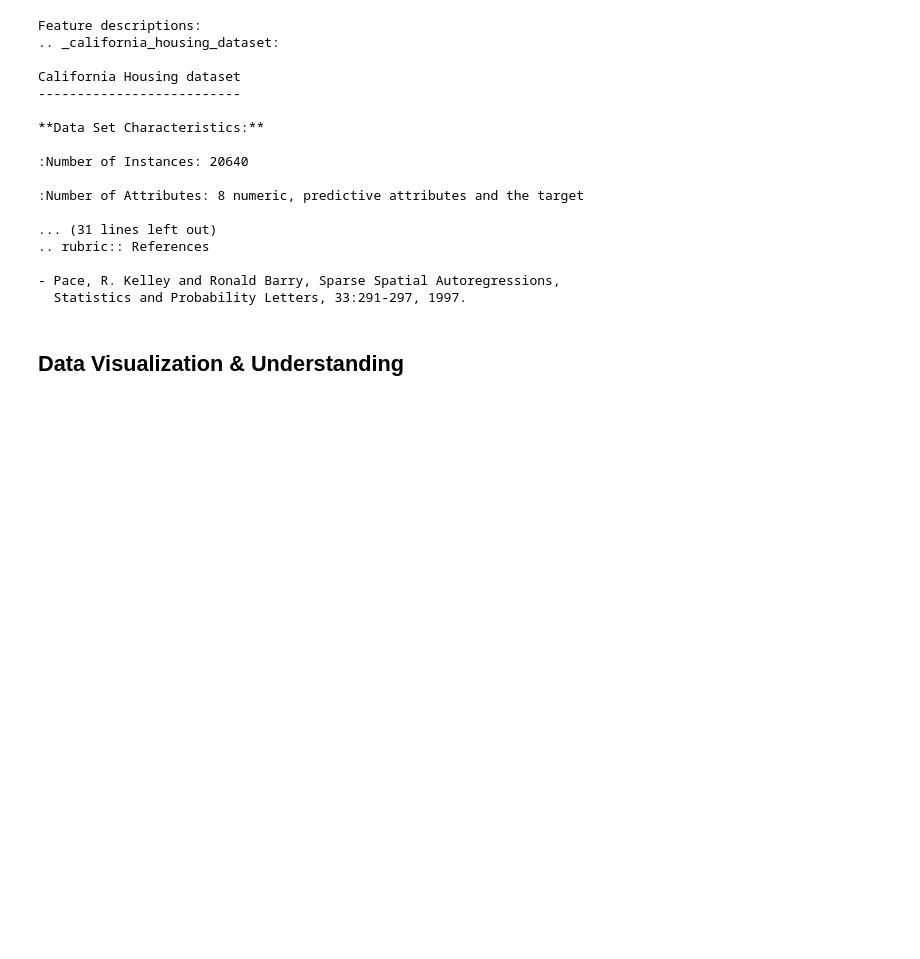
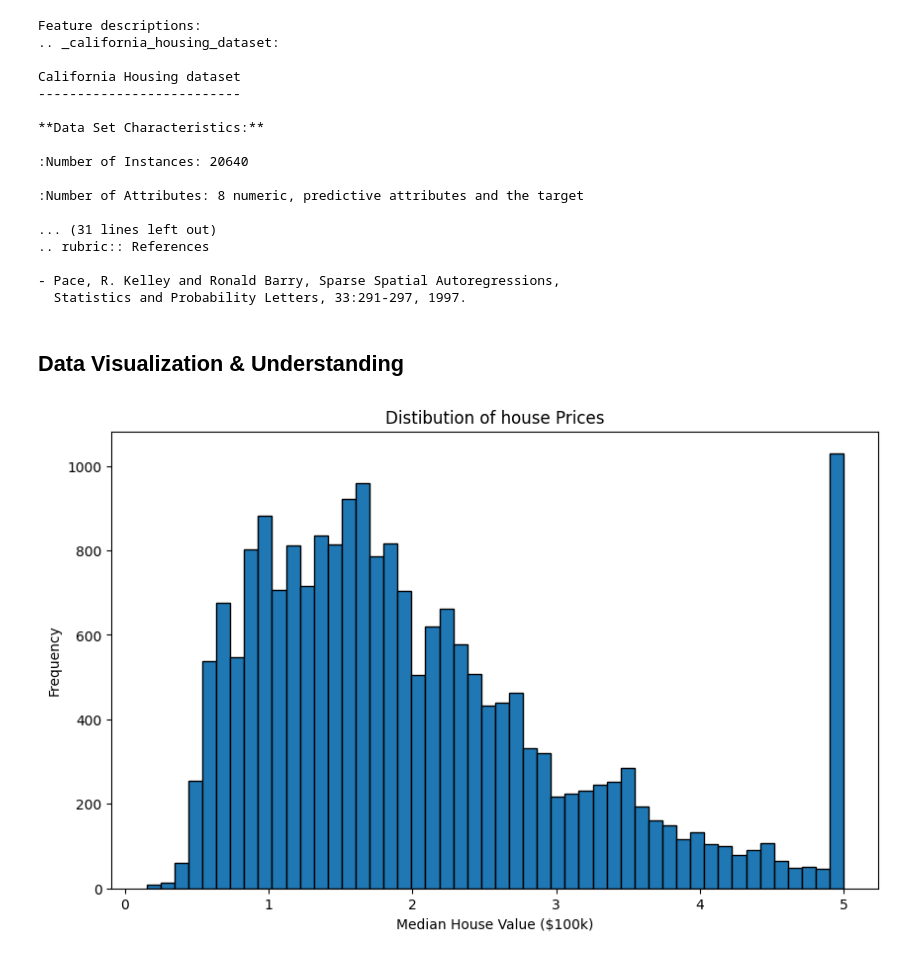
Before and after one commit to A1doranM/DataScienceLearningProjects, a Jupyter notebook: 3. House Price Prediction/House Price Prediction.ipynb, the cells around one changed output. Drawn from its saved outputs; the diff is of its cells as text; code cells hidden in the pictures; blank space fills up the shorter version.

Commit message:
House Price Prediction using Machine Learning

```diff
--- a/3. House Price Prediction/House Price Prediction.ipynb
+++ b/3. House Price Prediction/House Price Prediction.ipynb
@@ -117,3 +117,12 @@ California Housing dataset
   Statistics and Probability Letters, 33:291-297, 1997.
 # %% [markdown]
 ## Data Visualization & Understanding
+# %%
+plt.figure(figsize=(10, 6))
+plt.hist(housing_df['MedHouseVal'], bins=50, edgecolor='black')
+plt.xlabel('Median House Value ($100k)')
+plt.ylabel('Frequency')
+plt.title('Distibution of house Prices')
+plt.show()
+# %% [output]
+[figure, added]
```
Also changed, not shown: parts of 3 cells of this notebook.
